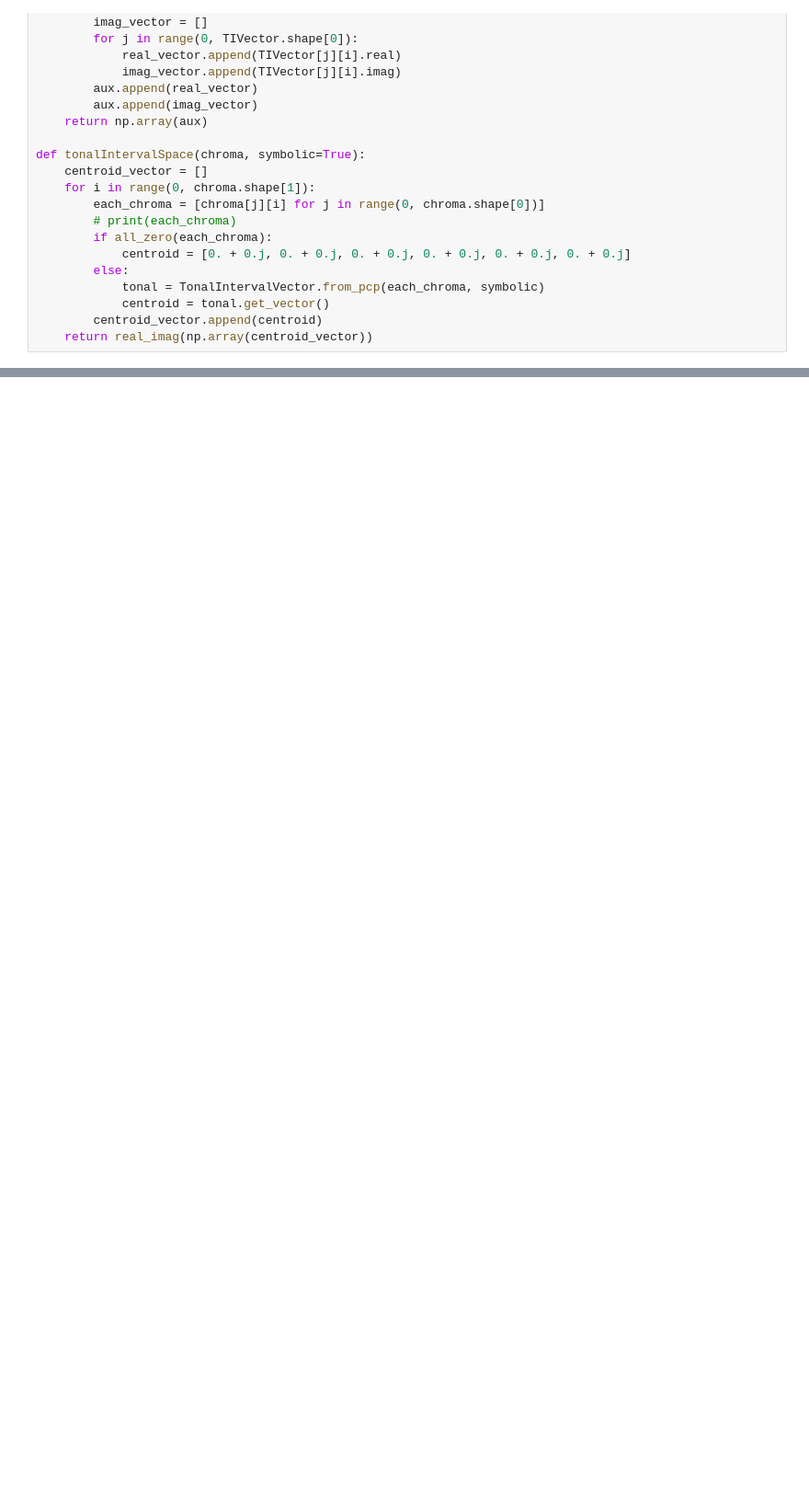
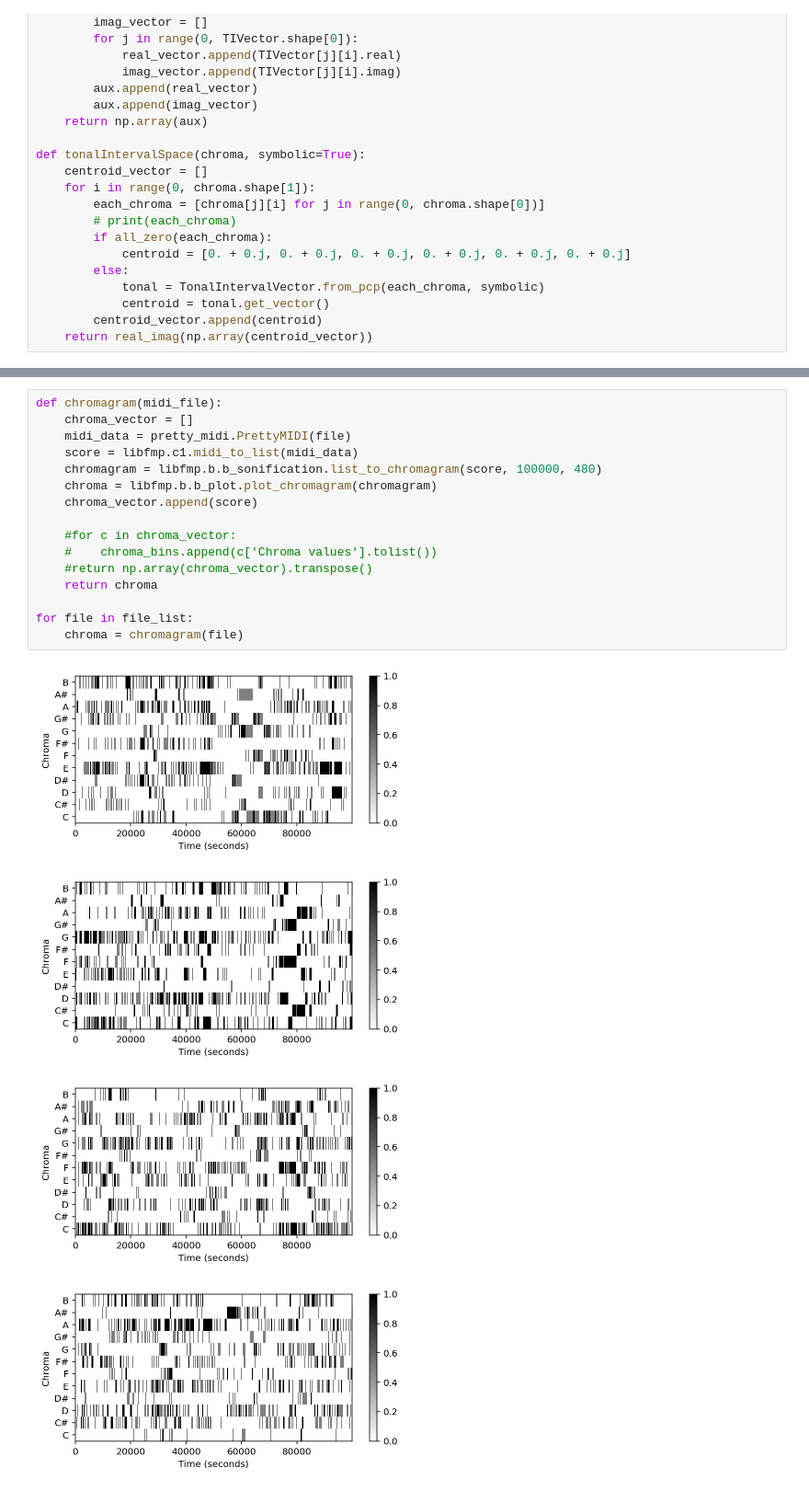
Before and after one commit to ZMacedo/HCDF-Symbolic_Music, a Jupyter notebook: BPS_ZMacedo.ipynb, the cells around one changed output, grey strips where cells are left out. Shown at 92% size. Saved outputs shown, nothing was run; the diff lists cells and outputs as text; blank space fills up the shorter version.

Commit message:
Chroma included

```diff
--- a/BPS_ZMacedo.ipynb
+++ b/BPS_ZMacedo.ipynb
@@ -253,3 +281,24 @@ chroma_list = get_chroma(midi_matrix)
 # %% [output]
 IndexError: only integers, slices (`:`), ellipsis (`...`), numpy.newaxis (`None`) and integer or boolean arrays are valid indices
 [figure]
+# %%
+def chromagram(midi_file):
+    chroma_vector = []
+    midi_data = pretty_midi.PrettyMIDI(file)
+    score = libfmp.c1.midi_to_list(midi_data)
+    chromagram = libfmp.b.b_sonification.list_to_chromagram(score, 100000, 480)
+    chroma = libfmp.b.b_plot.plot_chromagram(chromagram)
+    chroma_vector.append(score)
+
+    #for c in chroma_vector:
+    #    chroma_bins.append(c['Chroma values'].tolist())
+    #return np.array(chroma_vector).transpose()
+    return chroma
+
+for file in file_list:
+    chroma = chromagram(file)
+# %% [output]
+[figure, added]
+[figure, added]
+[figure, added]
+[figure, added]
```
Also changed, not shown: parts of 9 cells of this notebook.
